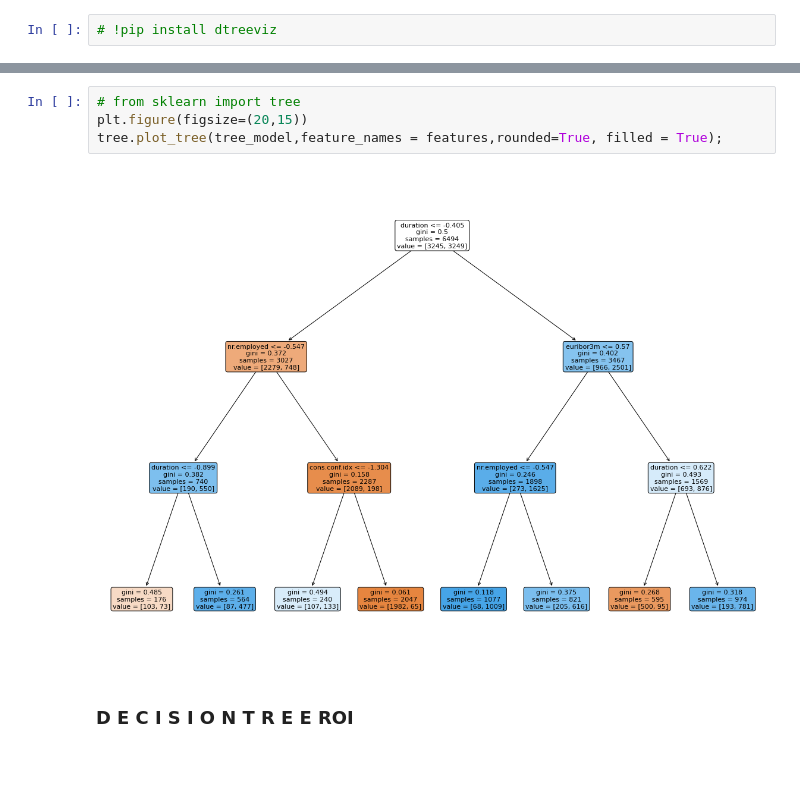
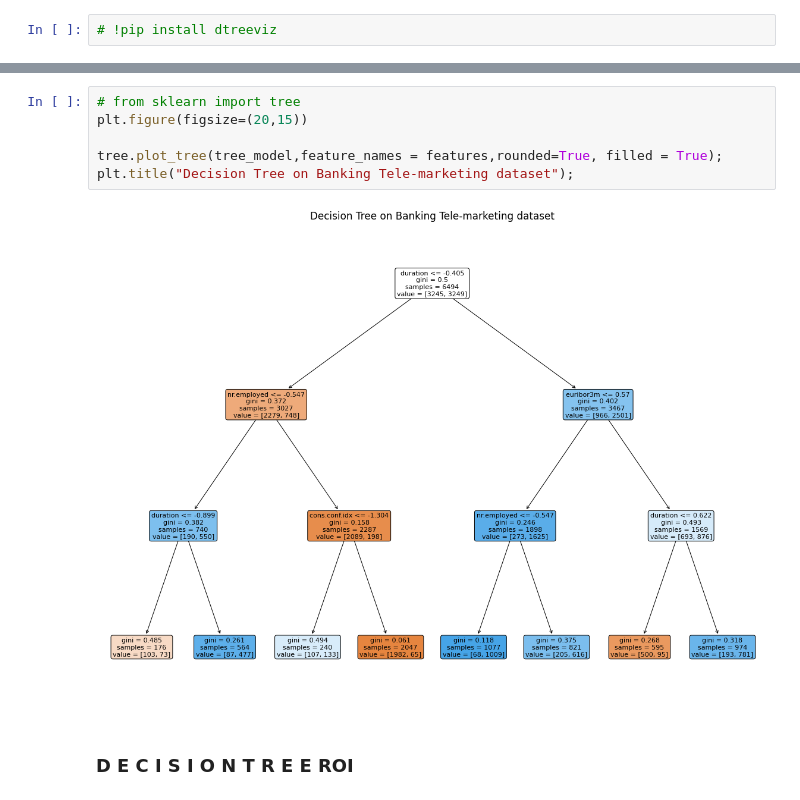
Before and after one commit to ngttnguyen/atom-assignments, a Jupyter notebook: assignment_7/Nguyen_Bank_Marketing_Modeling.ipynb, the cells around one changed output, grey strips where cells are left out. Cells and saved outputs as stored; diff of their text form; blank space fills up the shorter version.

```diff
--- a/assignment_7/Nguyen_Bank_Marketing_Modeling.ipynb
+++ b/assignment_7/Nguyen_Bank_Marketing_Modeling.ipynb
@@ -616,9 +616,11 @@ ExecutableNotFound: failed to execute ['dot', '-Tsvg', '-o', 'C:\\Users\\HARANG~
 # %%
 # from sklearn import tree
 plt.figure(figsize=(20,15))
+
 tree.plot_tree(tree_model,feature_names = features,rounded=True, filled = True);
+plt.title("Decision Tree on Banking Tele-marketing dataset");
 # %% [output]
-[figure, old version]
+[figure, new version]
 # %% [markdown]
 ### D E C I S I O N T R E E   ROI
 # %%
```
Also changed, not shown: parts of 1 cell of this notebook.
